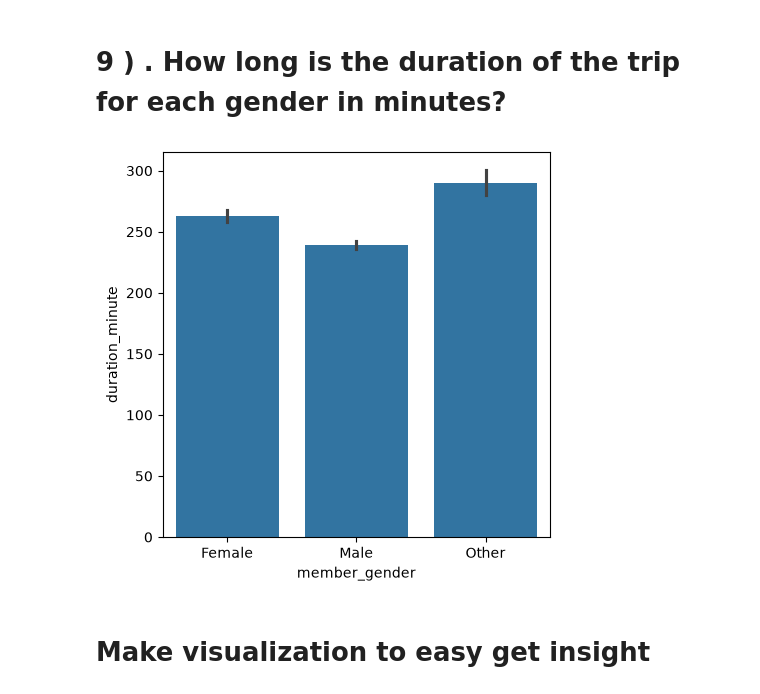
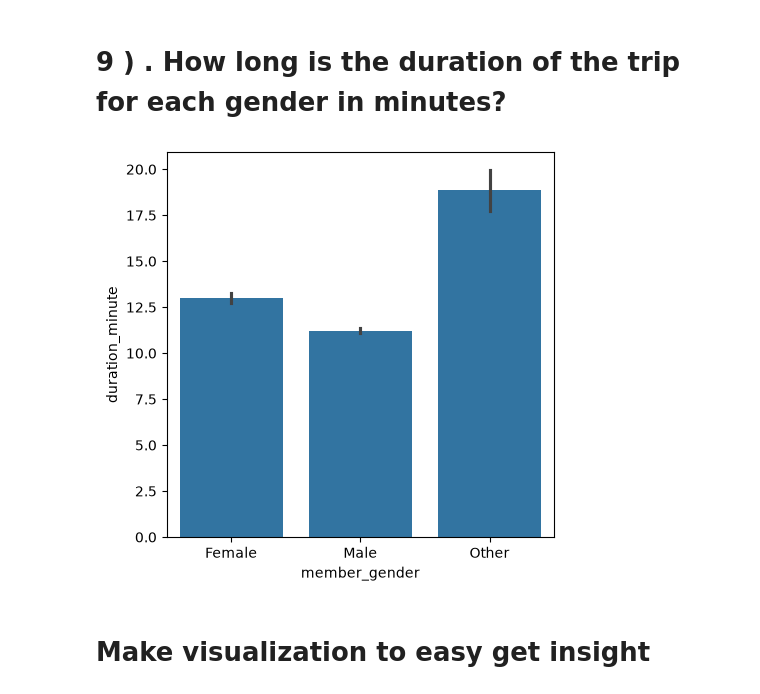
Before and after one commit to abanoubmaher55/Ford_Go_Bike, a Jupyter notebook: Ford_Go_Bike_Analysis/Part1-DataBase (Omar)/datasciece-Final-Project.ipynb, the cells around one changed output. Saved outputs shown, nothing was run; the diff lists cells and outputs as text; code cells hidden in the pictures.

```diff
--- a/Ford_Go_Bike_Analysis/Part1-DataBase (Omar)/datasciece-Final-Project.ipynb
+++ b/Ford_Go_Bike_Analysis/Part1-DataBase (Omar)/datasciece-Final-Project.ipynb
@@ -113,3 +113,7 @@ import seaborn as sns
 # Load my dataset using pandas Dataframe
 
 df=pd.read_csv("fordgobike-tripdataFor201902.csv")
+df_new=pd.read_csv("201902-fordgobike-tripdata.csv")
+# %%
+df_time=df_new[["start_time","end_time"]]
+df_time["end_time"].dtype
@@ -345,11 +351,15 @@ dtype: int64
 
 ###  To fix this issue You will fill these values with main or median for numeric and mode for categorical
 # %%
-df['start_time'] = pd.to_datetime('2020-01-01') + pd.to_timedelta('00:' + df['start_time'].astype(str))
-df['end_time'] = pd.to_datetime('2020-01-01') + pd.to_timedelta('00:' + df['end_time'].astype(str))
+df["start_time"]=df_time["start_time"].copy()
+df["end_time"]=df_time["end_time"].copy()
+df.dropna(subset=["start_time","end_time"],axis=0,inplace=True)
 
-mask = df['end_time'] < df['start_time']
-df.loc[mask, 'end_time'] += pd.Timedelta(days=1)
+df['start_time'] = pd.to_datetime(df['start_time'].astype(str))
+df['end_time'] = pd.to_datetime(df['end_time'].astype(str))
+
+#mask = df['end_time'] < df['start_time']
+#df.loc[mask, 'end_time'] += pd.Timedelta(days=1)
 
 df['duration_sec'] = (df['end_time'] - df['start_time']).dt.total_seconds()
 df['duration_minute'] = df['duration_sec'] / 60
@@ -1091,13 +1100,14 @@ plt.show()
 # %%
 # Make visualization to easy get insight
 
 # ------------------------Duration distribution by member gender
 
 plt.figure(figsize=(5,5))
 sns.barplot(x=df["member_gender"],y=df["duration_minute"])
 plt.show()
+Part1-DataBase (Omar)
 # %% [output]
-[figure, old version]
+[figure, new version]
 # %% [markdown]
 # Make visualization to easy get insight
 # %% [markdown]
```
Also changed, not shown: parts of 23 cells of this notebook, 4 other files.
